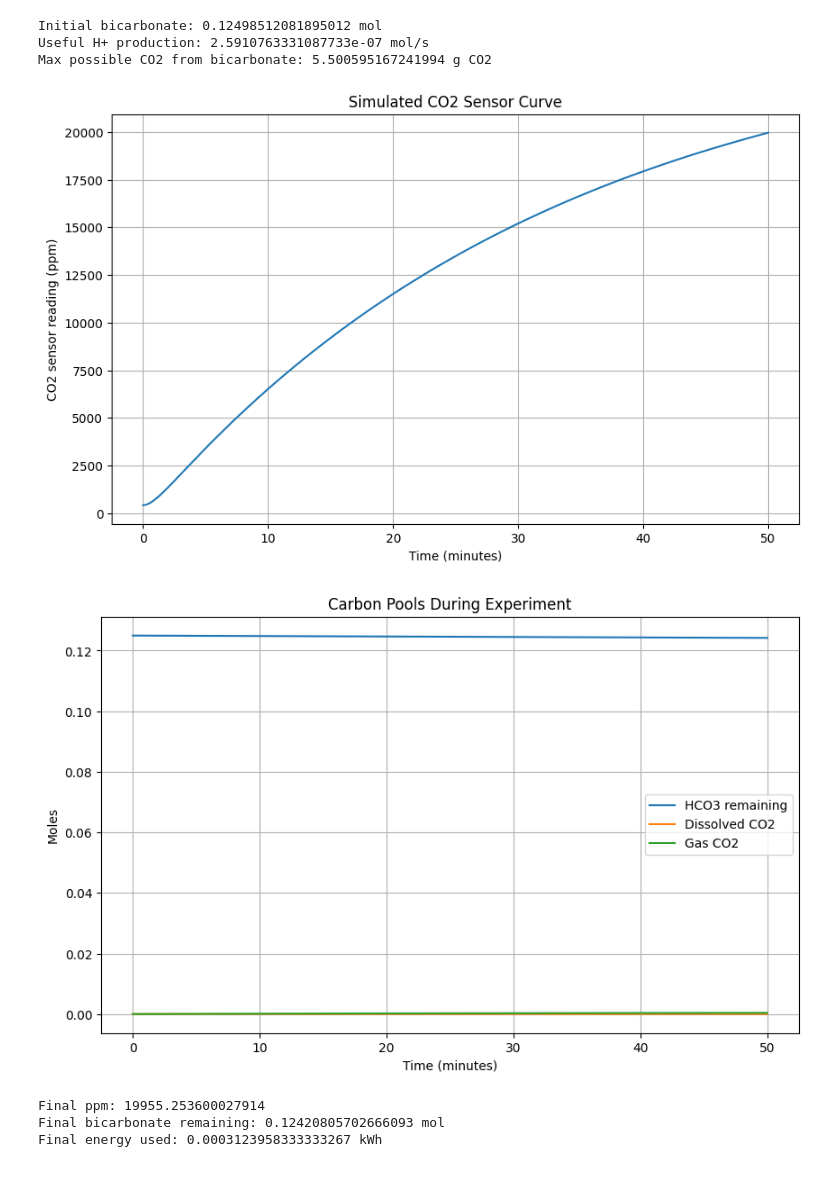
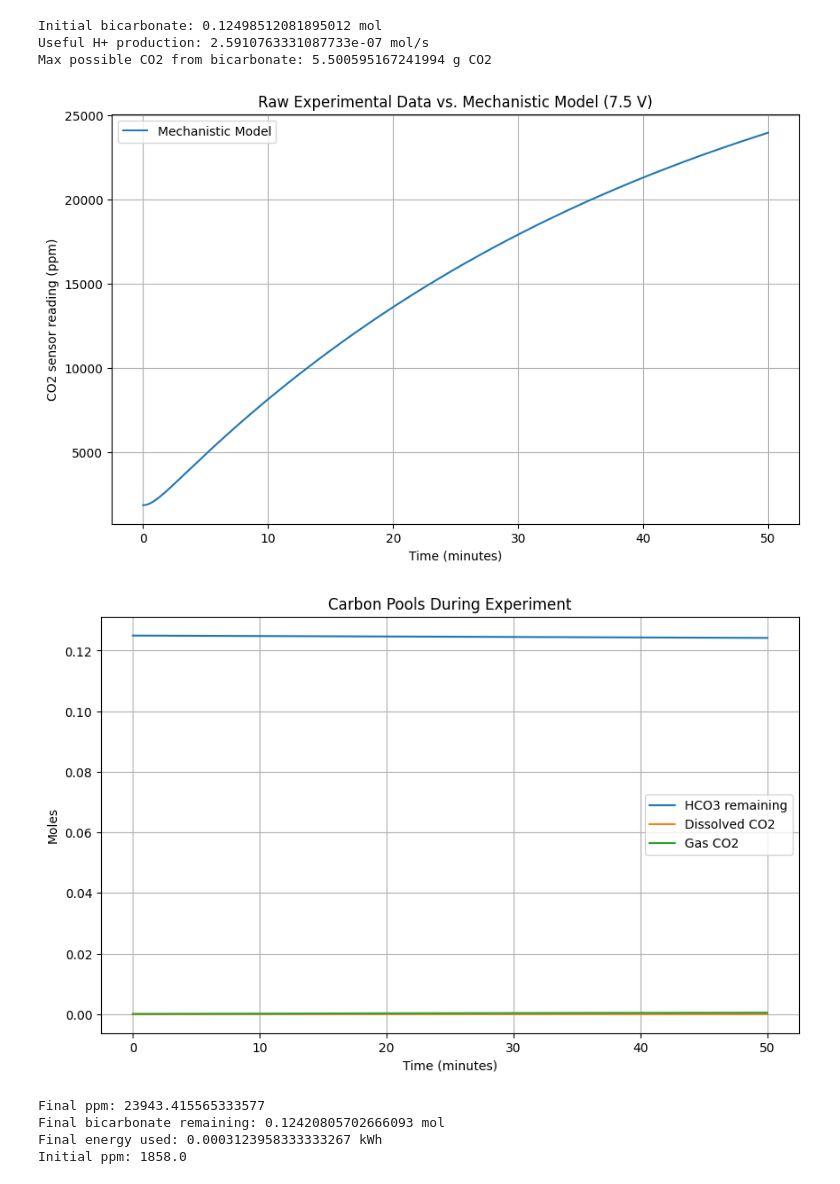
Before and after one commit to Zo-Bro-23/karbon, a Jupyter notebook: exp.ipynb, the cells around one changed output. Drawn from its saved outputs; the diff is of its cells as text; code cells hidden in the pictures.

Commit message:
updated model

```diff
--- a/exp.ipynb
+++ b/exp.ipynb
@@ -1,6 +1,7 @@
 # %%
 import numpy as np
 import matplotlib.pyplot as plt
+import pandas as pd
 
 # ----------------------------
 # 1. Experimental setup
@@ -21,7 +22,7 @@ M_NaHCO3 = 84.01  # g/mol
 HCO3_initial = baking_soda_g_per_L * volume_water_L / M_NaHCO3
 
 # Gas headspace inside/above PVC sensor area
-V_headspace_L = 0.5   # CHANGE THIS: liters of trapped air near sensor
+V_headspace_L = 0.475   # CHANGE THIS: liters of trapped air near sensor
 V_headspace_m3 = V_headspace_L / 1000
 
 # Air conditions
@@ -32,7 +33,7 @@ R = 8.314   # J/mol/K
 n_air = P * V_headspace_m3 / (R * T)
 
 # Initial CO2 in air
-initial_ppm = 420
+initial_ppm = 1858
 CO2_gas_initial = initial_ppm / 1_000_000 * n_air
 
 # ----------------------------
@@ -63,7 +64,7 @@ print("Max possible CO2 from bicarbonate:", HCO3_initial * 44.01, "g CO2")
 k_gas_transfer = 0.02  # 1/s, fit this to your data
 
 # Leakage / mixing of headspace air with room air
-k_leak = 0.0005  # 1/s, fit this to your data
+k_leak = 0.0004  # 1/s, fit this to your data
 
 room_ppm = 420
 room_CO2_gas = room_ppm / 1_000_000 * n_air
@@ -123,37 +124,44 @@ for i in range(1, steps):
     energy_kWh[i] = E_prev + power_W * dt / 3_600_000
 
 # ----------------------------
 # 6. Plot simulated sensor curve
 # ----------------------------
 
+df = pd.read_csv("cc.csv")
+
 plt.figure(figsize=(10, 6))
-plt.plot(time_min, ppm)
+plt.plot(time_min, ppm, label="Mechanistic Model")
+# plt.plot(np.array(df["Time"]) / 60, df["CO2 (ppm)"], label="Raw Data")
 plt.xlabel("Time (minutes)")
 plt.ylabel("CO2 sensor reading (ppm)")
-plt.title("Simulated CO2 Sensor Curve")
+plt.title("Raw Experimental Data vs. Mechanistic Model (7.5 V)")
 plt.grid(True)
+plt.legend()
 plt.show()
 
 plt.figure(figsize=(10, 6))
 plt.plot(time_min, HCO3, label="HCO3 remaining")
 plt.plot(time_min, CO2_dissolved, label="Dissolved CO2")
 plt.plot(time_min, CO2_gas, label="Gas CO2")
 plt.xlabel("Time (minutes)")
 plt.ylabel("Moles")
 plt.title("Carbon Pools During Experiment")
 plt.legend()
 plt.grid(True)
 plt.show()
 
 print("Final ppm:", ppm[-1])
 print("Final bicarbonate remaining:", HCO3[-1], "mol")
 print("Final energy used:", energy_kWh[-1], "kWh")
+
+print("Initial ppm:", ppm[0])
 # %% [output]
 Initial bicarbonate: 0.12498512081895012 mol
 Useful H+ production: 2.5910763331087733e-07 mol/s
 Max possible CO2 from bicarbonate: 5.500595167241994 g CO2
-[figure, old version]
+[figure, new version]
 [figure]
-Final ppm: 19955.253600027914
+Final ppm: 23943.415565333577
 Final bicarbonate remaining: 0.12420805702666093 mol
 Final energy used: 0.0003123958333333267 kWh
+Initial ppm: 1858.0
```
Also changed, not shown: 1 other file.
